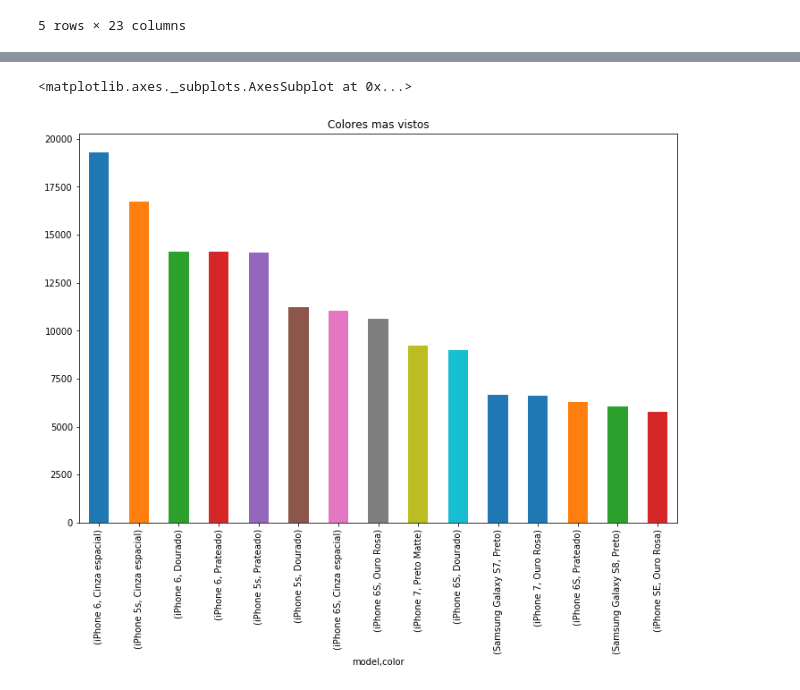
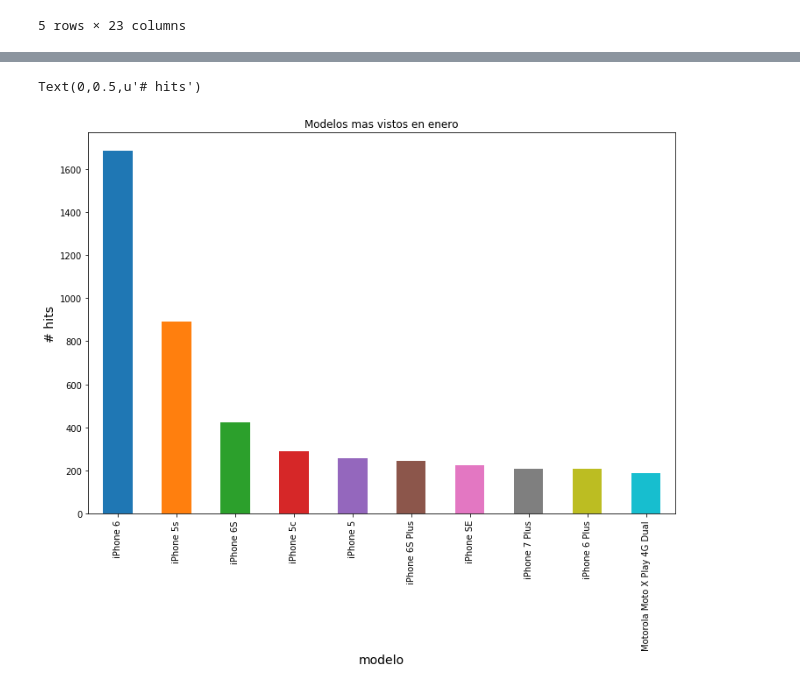
Before and after one commit to Titolasanta/bufanda, a Jupyter notebook: Analisis.ipynb, the cells around one changed output, grey strips where cells are left out. Saved outputs shown, nothing was run; the diff lists cells and outputs as text; code cells hidden in the pictures.

```diff
--- a/Analisis.ipynb
+++ b/Analisis.ipynb
@@ -64,5 +67,7 @@ df.groupby('event').size().sort_values(0,ascending=False).plot(kind='bar',title=
 # %%
-df.loc[df['event']=='viewed product',:].dropna(subset=['model']).groupby('model').size()\
+plot = df.loc[df['event']=='viewed product',:].dropna(subset=['model']).groupby('model').size()\
     .sort_values(0,ascending=False).head(20).\
     plot(kind='bar',title='Modelos mas visto en el evento viewed product',rot=90,figsize=(12,8))
+plot.set_xlabel("modelo", fontsize=14)
+plot.set_ylabel("# hits", fontsize=14)
 # %% [output]
@@ -71,5 +76,7 @@ df.loc[df['event']=='viewed product',:].dropna(subset=['model']).groupby('model'
 # %%
-df.loc[df['event']=='viewed product',:].dropna(subset=['color']).groupby('color').size()\
+plot = df.loc[df['event']=='viewed product',['model', 'color']].groupby(['model','color']).size()\
     .sort_values(0,ascending=False).head(15).\
-    plot(kind='bar',title='Colores mas vistos',rot=90,figsize=(12,8))
+    plot(kind='bar',title='Modelo y colores mas elejidos mas vistos',rot=90,figsize=(12,8))
+plot.set_xlabel("modelo y color", fontsize=14)
+plot.set_ylabel("# hits", fontsize=14)
 # %% [output]
@@ -78,7 +85,13 @@ df.loc[df['event']=='viewed product',:].dropna(subset=['color']).groupby('color'
+# %%
+df['timestamp'] = pd.to_datetime(df['timestamp'])
+df['month'] = df['timestamp'].dt.month
+# %%
+df2 = df.loc[:,['month', 'model']].dropna(subset=['model'])
 # %%
-df.loc[df['event']=='viewed product',['model', 'color']].groupby(['model','color']).size()\
-    .sort_values(0,ascending=False).head(15).\
-    plot(kind='bar',title='Colores mas vistos',rot=90,figsize=(12,8))
+plot = df2.loc[df2['month']==1,:].groupby('model').size().sort_values(0,ascending=False).head(10).\
+    plot(kind='bar',title='Modelos mas vistos en enero',rot=90,figsize=(12,8))
+plot.set_xlabel("modelo", fontsize=14)
+plot.set_ylabel("# hits", fontsize=14)
 # %% [output]
-<matplotlib.axes._subplots.AxesSubplot at 0x...>
+Text(0,0.5,u'# hits')
-[figure, old version]
+[figure, new version]
```
Also changed, not shown: parts of 8 cells of this notebook.
